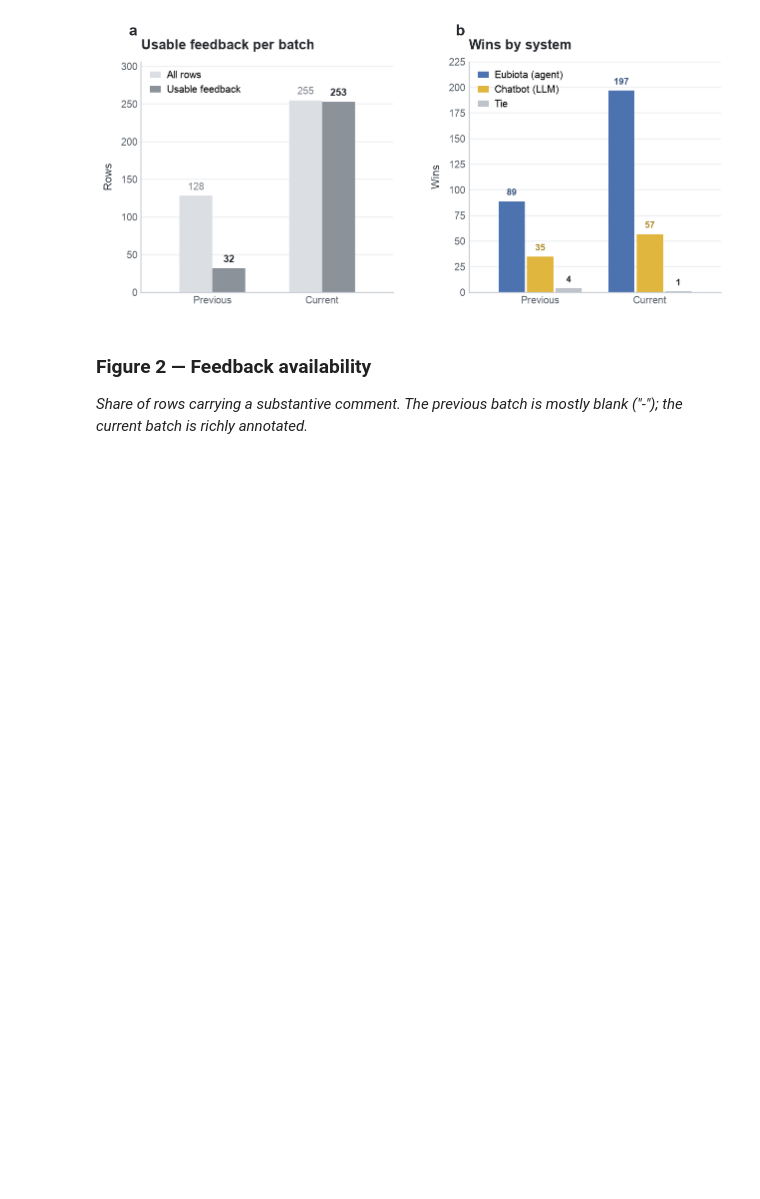
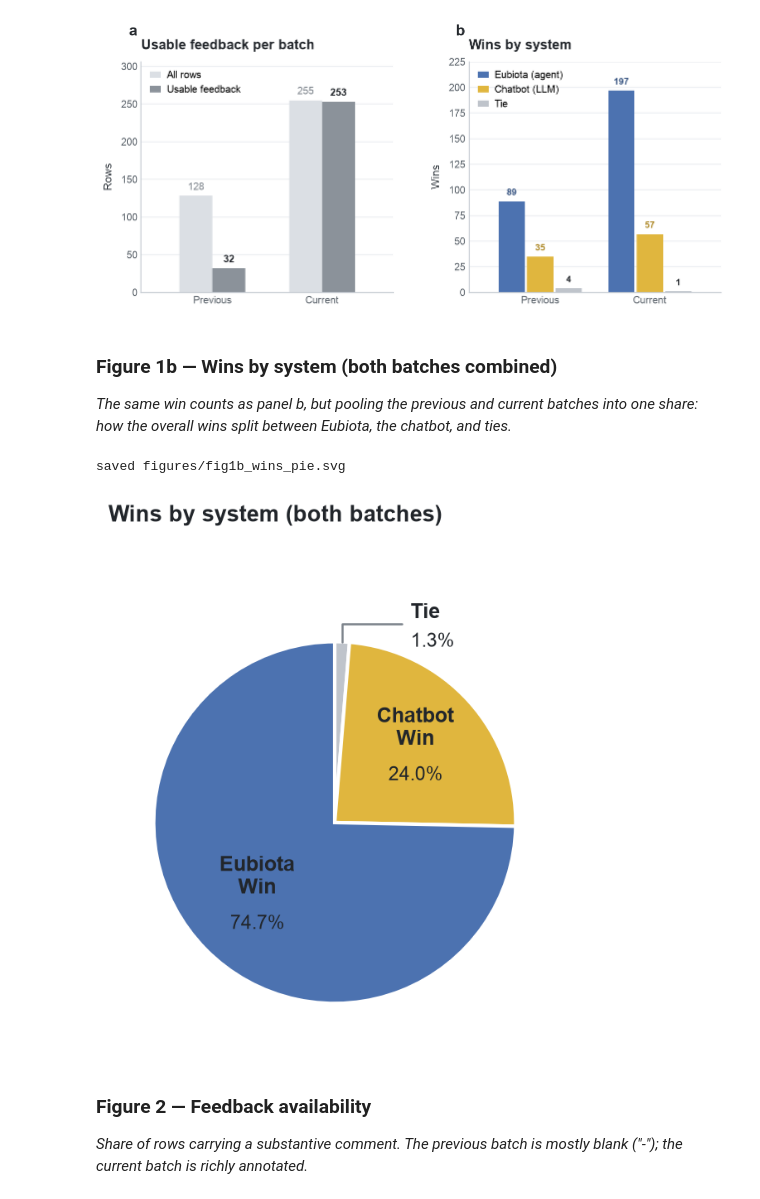
Before and after one commit to sriteja0001/eubiota-text-analysis, a Jupyter notebook: feedback_text_analysis.ipynb, the cells around one changed output. Saved outputs shown, nothing was run; the diff lists cells and outputs as text; code cells hidden in the pictures; blank space fills up the shorter version.

Commit message:
Refresh feedback analysis notebook and figures

```diff
--- a/feedback_text_analysis.ipynb
+++ b/feedback_text_analysis.ipynb
@@ -170,6 +170,44 @@ savefig(fig, "fig1_dataset_flow"); plt.show()
 # %% [output]
 saved figures/fig1_dataset_flow.svg
 [figure]
+# %% [markdown]
+### Figure 1b — Wins by system (both batches combined)
+*The same win counts as panel b, but pooling the previous and current batches into one share: how the overall wins split between Eubiota, the chatbot, and ties.*
+# %%
+fig, ax = plt.subplots(figsize=(6.0, 5.2))
+# clockwise from top: tie (sliver), chatbot, then Eubiota fills the rest
+order  = ["tie", "llm", "agent"]
+vals   = [int((corpus.system == s).sum()) for s in order]
+total  = sum(vals)
+NAME   = {"agent": "Eubiota\nWin", "llm": "Chatbot\nWin", "tie": "Tie"}
+wedges, _ = ax.pie(
+    vals, colors=[SYS_COLORS[s] for s in order], startangle=90, counterclock=False,
+    wedgeprops=dict(edgecolor="white", linewidth=2.0))
+ax.set(aspect="equal")
+
+for s, wdg, v in zip(order, wedges, vals):
+    ang = np.deg2rad((wdg.theta1 + wdg.theta2) / 2)
+    pct = f"{100*v/total:.1f}%"
+    if v / total > 0.05:                       # big slice -> label inside
+        x, y = 0.60*np.cos(ang), 0.60*np.sin(ang)
+        ax.text(x, y+0.12, NAME[s], ha="center", va="center", fontsize=12,
+                fontweight="bold", color=INK)
+        ax.text(x, y-0.14, pct, ha="center", va="center", fontsize=11, color=INK)
+    else:                                      # tie -> label outside with a leader line
+        x0, y0 = np.cos(ang), np.sin(ang)
+        xl, yl = 0.42, 1.16
+        ax.plot([x0, x0, xl-0.05], [y0, 1.10, 1.10], color=MUTE, lw=1.2,
+                solid_capstyle="round", clip_on=False, zorder=1)
+        ax.text(xl, yl, NAME[s], ha="left", va="center", fontsize=12,
+                fontweight="bold", color=INK)
+        ax.text(xl, yl-0.16, pct, ha="left", va="center", fontsize=11, color=INK)
+
+ax.set_xlim(-1.25, 1.45); ax.set_ylim(-1.2, 1.55)
+titles(ax, "Wins by system (both batches)")
+savefig(fig, "fig1b_wins_pie"); plt.show()
+# %% [output]
+saved figures/fig1b_wins_pie.svg
+[figure, added]
 # %% [markdown]
 ### Figure 2 — Feedback availability
 *Share of rows carrying a substantive comment. The previous batch is mostly blank ("-"); the current batch is richly annotated.*
```
Also changed, not shown: parts of 4 cells of this notebook, 16 other files.
